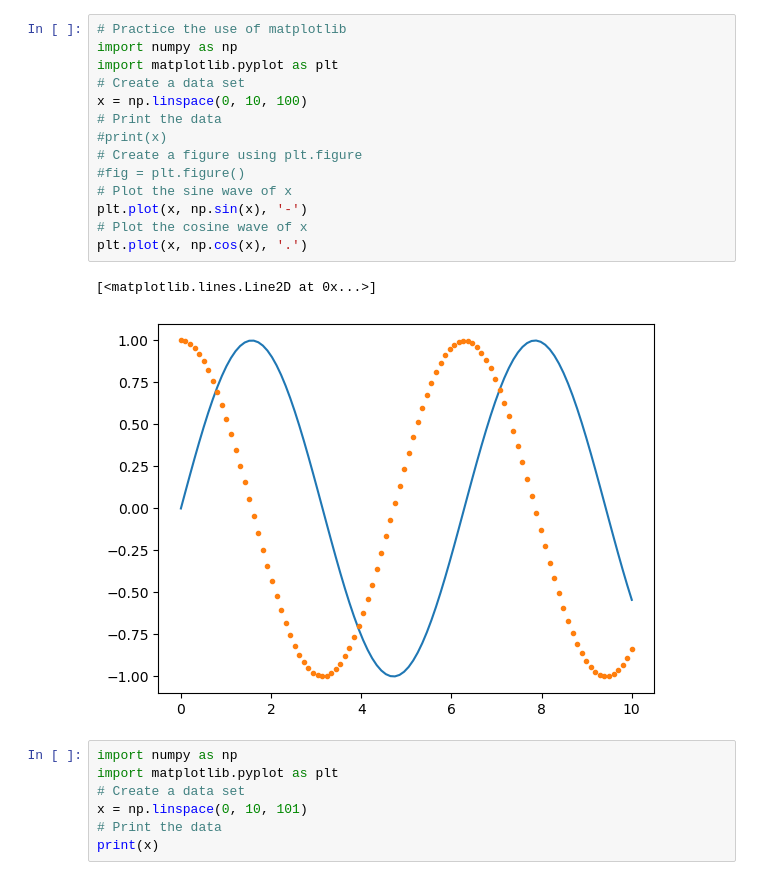
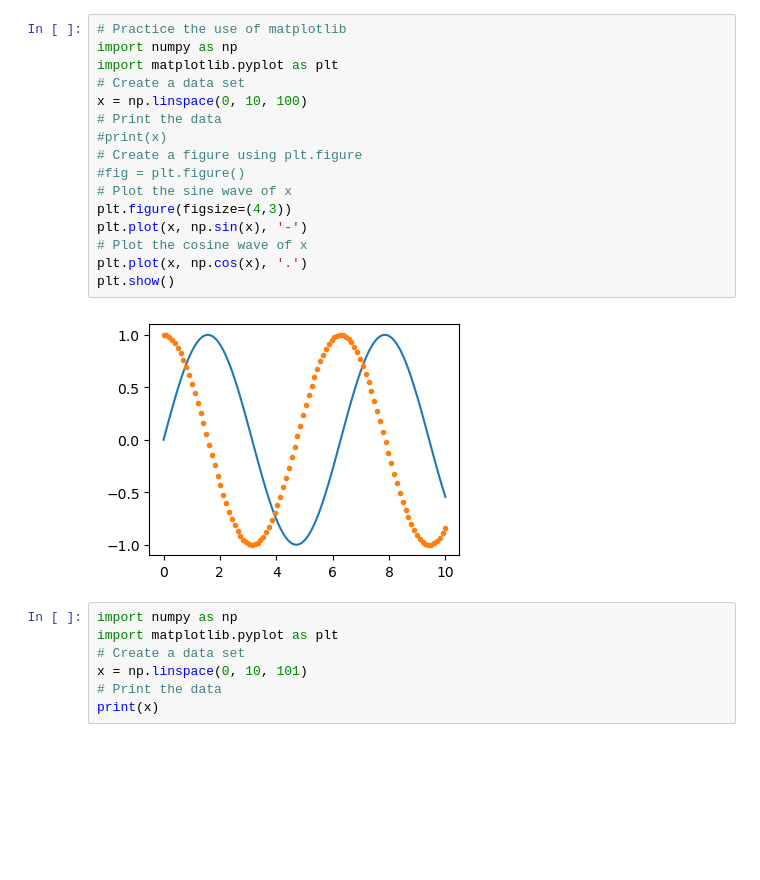
Before and after one commit to stolltho/iod_repo, a Jupyter notebook: Module 1/Labs_Intro to Python workshop/Python Course - Lab 2.ipynb, the cells around one changed output. Drawn from its saved outputs; the diff is of its cells as text; blank space fills up the shorter version.

```diff
--- a/Module 1/Labs_Intro to Python workshop/Python Course - Lab 2.ipynb
+++ b/Module 1/Labs_Intro to Python workshop/Python Course - Lab 2.ipynb
@@ -20,20 +20,21 @@ This lab demonstrates examples of:
 # %%
 # Practice the use of matplotlib
 import numpy as np
 import matplotlib.pyplot as plt
 # Create a data set
 x = np.linspace(0, 10, 100)
 # Print the data
 #print(x)
 # Create a figure using plt.figure
 #fig = plt.figure()
 # Plot the sine wave of x
+plt.figure(figsize=(4,3))
 plt.plot(x, np.sin(x), '-')
 # Plot the cosine wave of x
 plt.plot(x, np.cos(x), '.')
+plt.show()
 # %% [output]
-[<matplotlib.lines.Line2D at 0x...>]
-[figure, old version]
+[figure, new version]
 # %%
 import numpy as np
 import matplotlib.pyplot as plt
```
Also changed, not shown: parts of 3 cells of this notebook, 5 other files.
